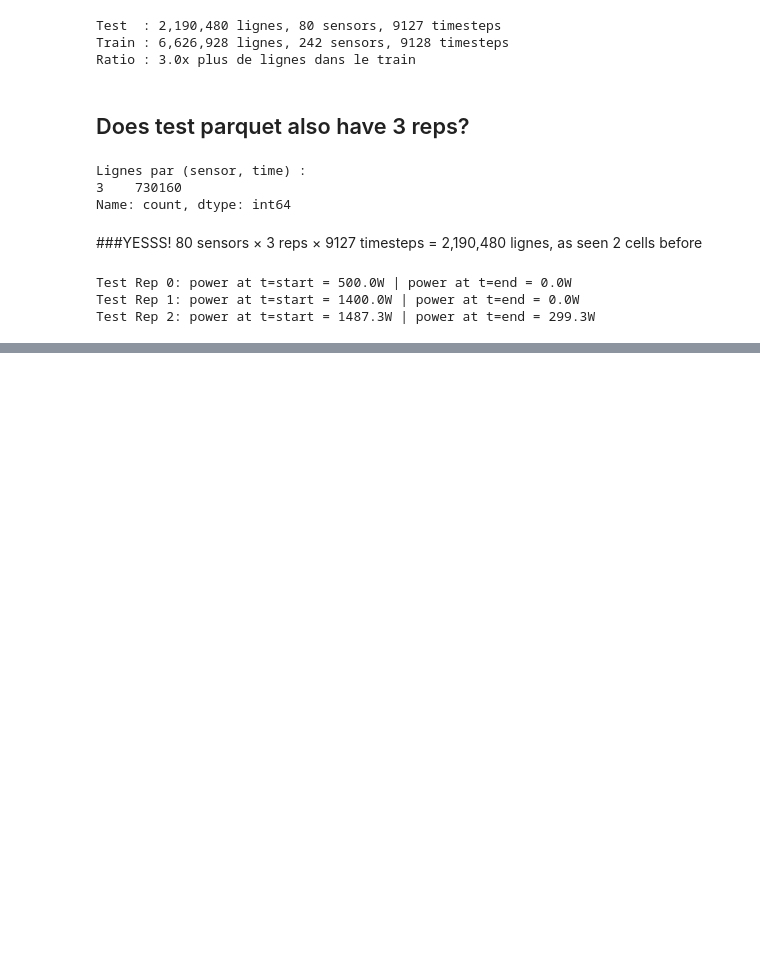
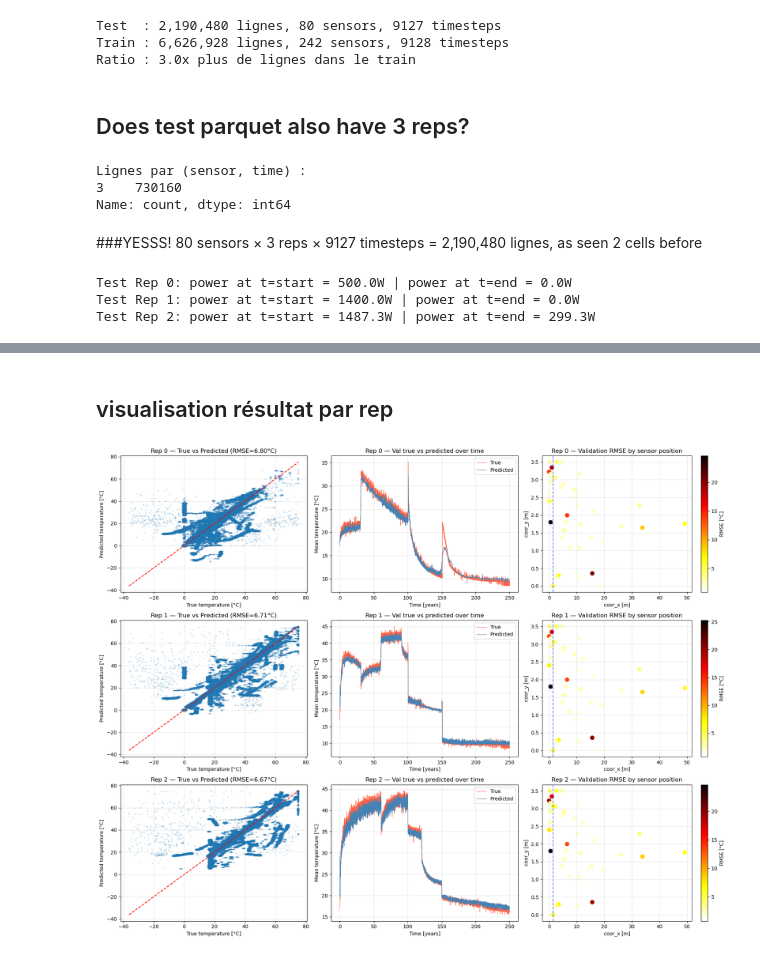
Before and after one commit to NourNaja-leb/IntroML-2026, a Jupyter notebook: ml_project/train_rf_4.933_3_subset.ipynb, the cells around one changed output, grey strips where cells are left out. Saved outputs shown, nothing was run; the diff lists cells and outputs as text; code cells hidden in the pictures; blank space fills up the shorter version.

```diff
--- a/ml_project/train_rf_4.933_3_subset.ipynb
+++ b/ml_project/train_rf_4.933_3_subset.ipynb
@@ -684,17 +684,16 @@ Test: power at first timestep = 1487.29W
 Test: power at last  timestep = 0.00W
 # %%
 # Identifier les reps par rank de power à chaque (sensor, time)
-train['rep'] = train.groupby(['sensor', 'time'])['power'].rank(method='first').astype(int) - 1
+train_full['rep'] = train_full.groupby(['sensor', 'time'])['power'].rank(method='first').astype(int) - 1
 
 # Diviser en 3 datasets
-train_rep0 = train[train['rep'] == 0].drop(columns='rep').reset_index(drop=True)
-train_rep1 = train[train['rep'] == 1].drop(columns='rep').reset_index(drop=True)
-train_rep2 = train[train['rep'] == 2].drop(columns='rep').reset_index(drop=True)
+train_rep0 = train_full[train_full['rep'] == 0].drop(columns='rep').reset_index(drop=True)
+train_rep1 = train_full[train_full['rep'] == 1].drop(columns='rep').reset_index(drop=True)
+train_rep2 = train_full[train_full['rep'] == 2].drop(columns='rep').reset_index(drop=True)
 
 print(f'Rep 0 (500W -> 0W)    : {len(train_rep0):,} rows, {train_rep0.sensor.nunique()} sensors')
 print(f'Rep 1 (1400W -> 299W) : {len(train_rep1):,} rows, {train_rep1.sensor.nunique()} sensors')
 print(f'Rep 2 (1488W -> 299W) : {len(train_rep2):,} rows, {train_rep2.sensor.nunique()} sensors')
-
 # Sauvegarder si besoin
 # train_rep0.to_parquet('data/train_rep0.parquet', index=False)
 # train_rep1.to_parquet('data/train_rep1.parquet', index=False)
@@ -866,0 +1015,60 @@ Test Rep 2: power at t=start = 1487.3W | power at t=end = 299.3W
+# %% [markdown]
+## visualisation résultat par rep
+# %%
+# ── Visualisation des résultats par rep ───────────────────────────────────
+
+fig, axes = plt.subplots(3, 3, figsize=(18, 14))
+
+for rep in [0, 1, 2]:
+    r       = results[rep]
+    val_df  = r['val_df'].copy()
+    y_val   = r['y_val']
+    y_pred  = r['y_pred_val']
+
+    # 1. Scatter true vs predicted
+    ax = axes[rep][0]
+    ax.scatter(y_val, y_pred, s=2, alpha=0.2)
+    mn, mx = min(y_val.min(), y_pred.min()), max(y_val.max(), y_pred.max())
+    ax.plot([mn, mx], [mn, mx], 'r--')
+    ax.set_title(f'Rep {rep} — True vs Predicted (RMSE={r["rmse"]:.2f}°C)')
+    ax.set_xlabel('True temperature [°C]')
+    ax.set_ylabel('Predicted temperature [°C]')
+    ax.grid(True, alpha=0.3)
+
+    # 2. True vs predicted over time
+    ax = axes[rep][1]
+    val_df['y_pred'] = y_pred
+    temp_true = val_df.groupby('time')['temperature'].mean()
+    temp_pred = val_df.groupby('time')['y_pred'].mean()
+    ax.plot(temp_true.index / (365.25*24*3600), temp_true.values,
+            color='tomato', linewidth=0.8, label='True')
+    ax.plot(temp_pred.index / (365.25*24*3600), temp_pred.values,
+            color='steelblue', linewidth=0.8, label='Predicted')
+    ax.set_title(f'Rep {rep} — Val true vs predicted over time')
+    ax.set_xlabel('Time [years]')
+    ax.set_ylabel('Mean temperature [°C]')
+    ax.legend(); ax.grid(True, alpha=0.3)
+
+    # 3. Spatial error map
+    ax = axes[rep][2]
+    val_df['abs_error'] = np.abs(y_val - y_pred)
+    val_df['sq_error']  = (y_val - y_pred)**2
+    sensor_metrics = (
+        val_df.groupby('sensor')
+        .agg(rmse=('sq_error', lambda x: np.sqrt(np.mean(x))),
+             coor_x=('coor_x', 'first'),
+             coor_y=('coor_y', 'first'))
+        .reset_index()
+    )
+    sc = ax.scatter(sensor_metrics['coor_x'], sensor_metrics['coor_y'],
+                    c=sensor_metrics['rmse'], cmap='hot_r', s=60)
+    plt.colorbar(sc, ax=ax, label='RMSE [°C]')
+    ax.axvline(1.4, color='blue', linestyle='--', alpha=0.5)
+    ax.set_title(f'Rep {rep} — Validation RMSE by sensor position')
+    ax.set_xlabel('coor_x [m]'); ax.set_ylabel('coor_y [m]')
+    ax.grid(True, alpha=0.3)
+
+plt.tight_layout()
+plt.show()
+# %% [output]
+[figure, added]
```
Also changed, not shown: parts of 12 cells of this notebook, 2 other files.
